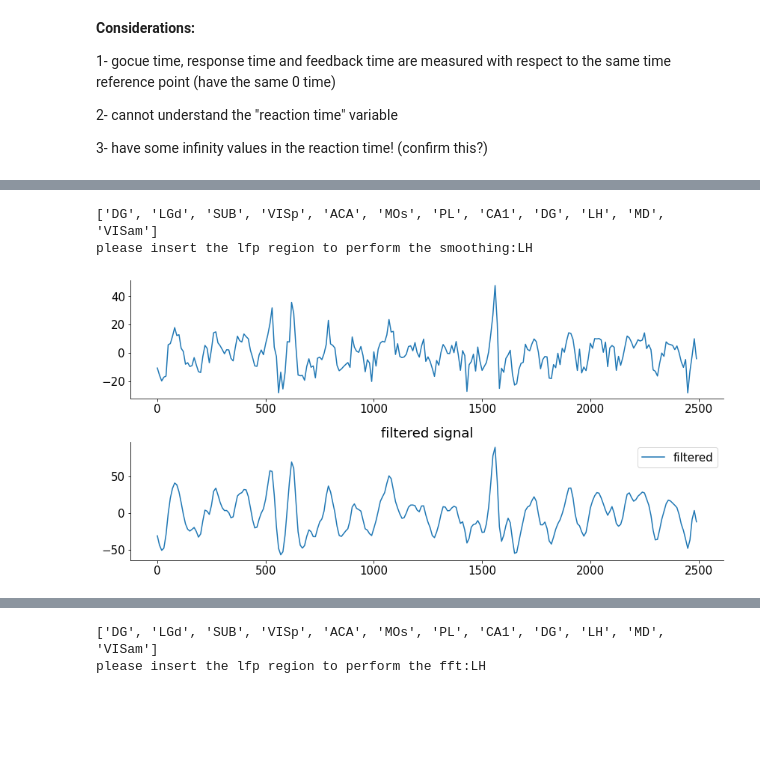
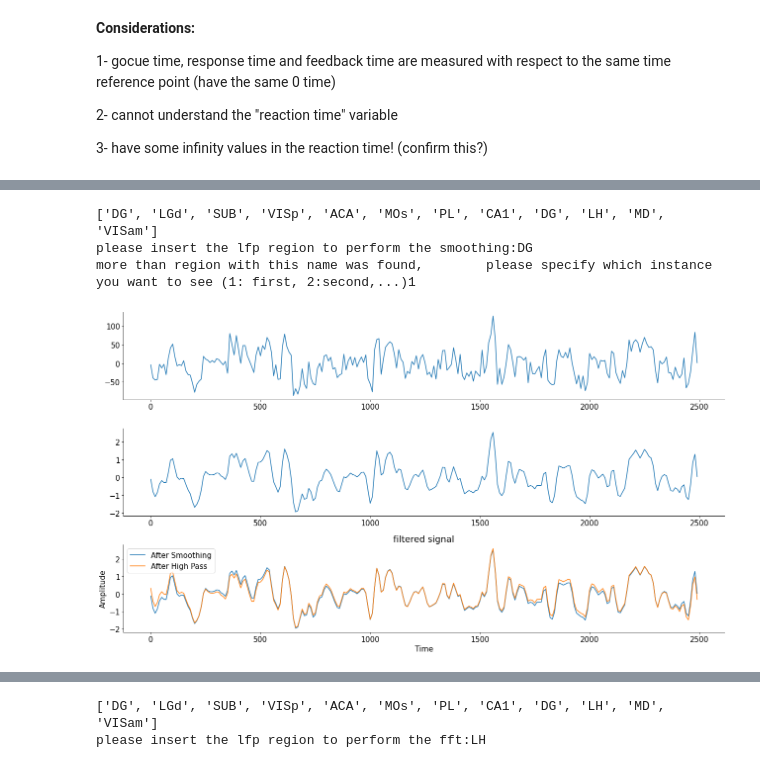
Before and after one commit to Neurocoders/AttentionProject, a Jupyter notebook: load_steinmetz_data.ipynb, the cells around one changed output, grey strips where cells are left out. Cells and saved outputs as stored; diff of their text form; code cells hidden in the pictures; blank space fills up the shorter version.

Commit message:
Integrated High Pass filtering from Keerthana's branch with smoothing filters from Mahdi's branch

```diff
--- a/load_steinmetz_data.ipynb
+++ b/load_steinmetz_data.ipynb
@@ -217,3 +218,30 @@ please insert the second lfp region to plot:ACA
+# %%
+# Function definition for the high pass LFP filter
+# Band pass filtering
+def butter_bandpass(lowcut, highcut, fs, order=2):
+    nyq = 0.5 * fs
+    low = lowcut / nyq
+    high = highcut / nyq
+    b, a = signal.butter(order, [low, high], btype='band')
+    return b, a
+
+
+def bandpass_LFP(data, lowcut, highcut, fs, order=2):
+    b, a = butter_bandpass(lowcut, highcut, fs, order=order)
+    y = signal.filtfilt(b, a, data)
+    return y
+
+# High Pass filtering to remove drifts
+def highpass_LFP(data,highcut,fs,order =2):
+  nyq = 0.5 * fs
+  high = highcut/nyq
+  b, a = signal.butter(order,high,btype='high')
+  y = signal.filtfilt(b,a,data)
+  return y
+
+# Sample rate and desired cutoff frequencies (in Hz).
+fs = 100.0
+highcut = 1 # Hz
 # %%
 
 #----------Smooth Filtering+filter window visualization------------------------------
@@ -254,7 +282,7 @@ def window_filt_visualizer(typ = "hann", win_len = 51):
 
 
 def smooth_filt (typ = "hamming", win_len = 4, dat_LFP = dat_LFP, trial_num = 1, plotter = True,
-                 fig_size = (12,6)):
+                 fig_size = (18,10)):
     """
     This function smooths the signal using either gaussian, hamming or hann(hanning) filters
 
@@ -288,34 +316,42 @@ def smooth_filt (typ = "hamming", win_len = 4, dat_LFP = dat_LFP, trial_num = 1,
     regions = np.array(dat_LFP["brain_area_lfp"]) # this is for multiple occurances of one region
     # see if there are multiple recordings of one area
     if dat_LFP["brain_area_lfp"].count(area_2_smoth) >1:
         what_area = int(input("more than region with this name was found,\
         please specify which instance you want to see (1: first, 2:second,...)"))
         ind_2_smoth = np.where(regions == area_2_smoth)[0][what_area-1]
 
     # applying the filter using filtfilt
     temp_sig = dat_LFP["lfp"][ind_2_smoth, trial_num, :]
     smoth_sign = signal.filtfilt(b = win, a = 1, x = temp_sig, axis=- 1, padtype='odd', padlen=None, method='pad', irlen=None)
 
     if plotter:
-        fig, axs = plt.subplots(2,1,figsize = fig_size)
+        fig, axs = plt.subplots(3,1,figsize = fig_size)
 
         axs[0].plot(time_vec, temp_sig, label = "signal")
         plt.title("original signal ")
 
         axs[1].plot(time_vec, smoth_sign, label = "filtered")
         plt.title("filtered signal")
         # fig.suptitle("original and filtered signal")
+
+        lfp_filtered = highpass_LFP(smoth_sign,highcut, fs, order=2)
+        #plt.figure(figsize = (10,7))
+        axs[2].plot(time_vec,smoth_sign, label = "After Smoothing")
+        plt.plot(time_vec,lfp_filtered, label = "After High Pass")
+        plt.xlabel('Time'); plt.ylabel('Amplitude')
+
         plt.legend()
         plt.show()
 
         return smoth_sign
 
 
 
 
 
-jjj = smooth_filt(win_len = 4)     # use this line to play with smoothing function
+jjj = smooth_filt(win_len = 2)     # use this line to play with smoothing function
 # %% [output]
 ['DG', 'LGd', 'SUB', 'VISp', 'ACA', 'MOs', 'PL', 'CA1', 'DG', 'LH', 'MD', 'VISam']
-please insert the lfp region to perform the smoothing:LH
+please insert the lfp region to perform the smoothing:DG
+more than region with this name was found,        please specify which instance you want to see (1: first, 2:second,...)1
-[figure, old version]
+[figure, new version]
```
Also changed, not shown: parts of 2 cells of this notebook.
